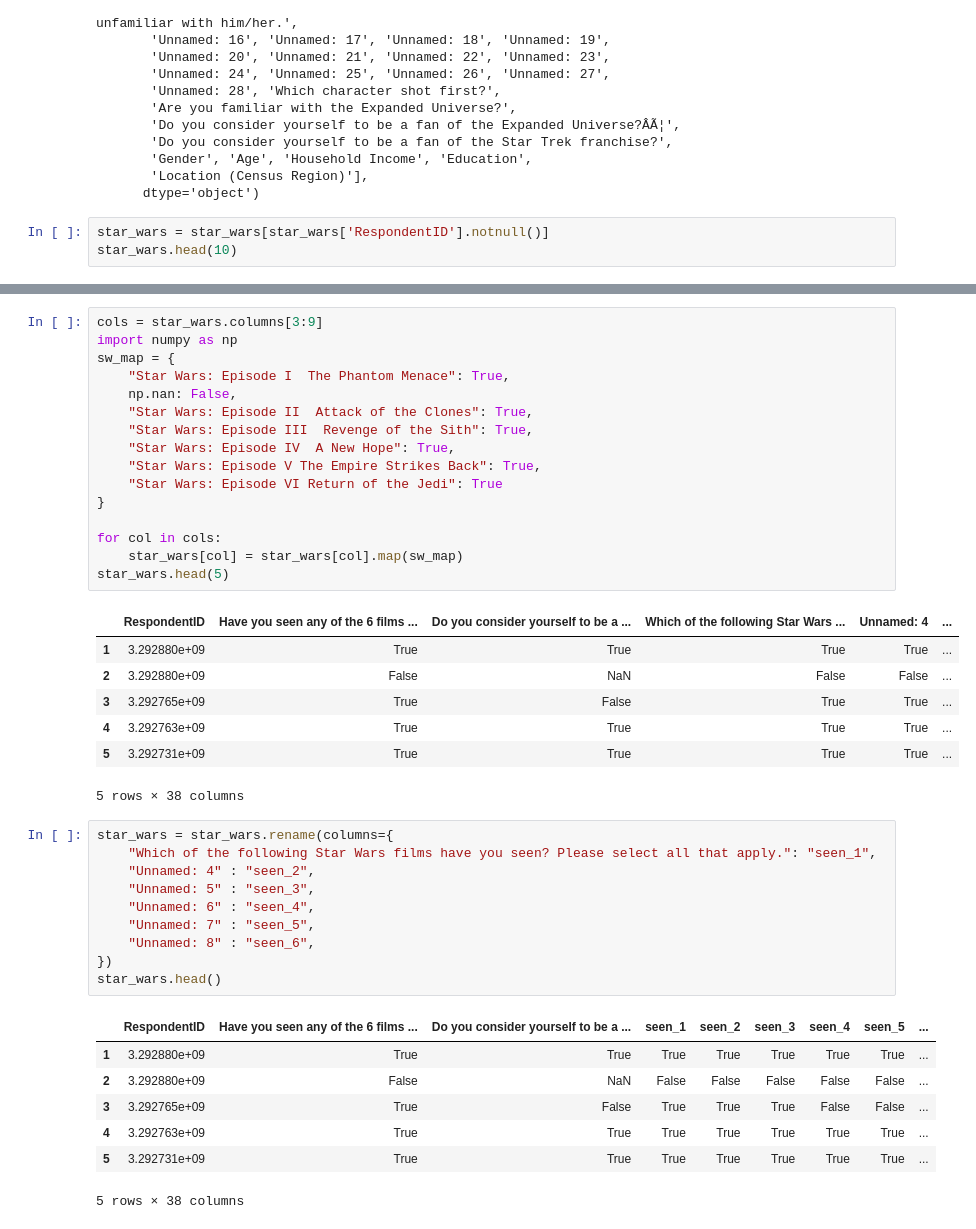
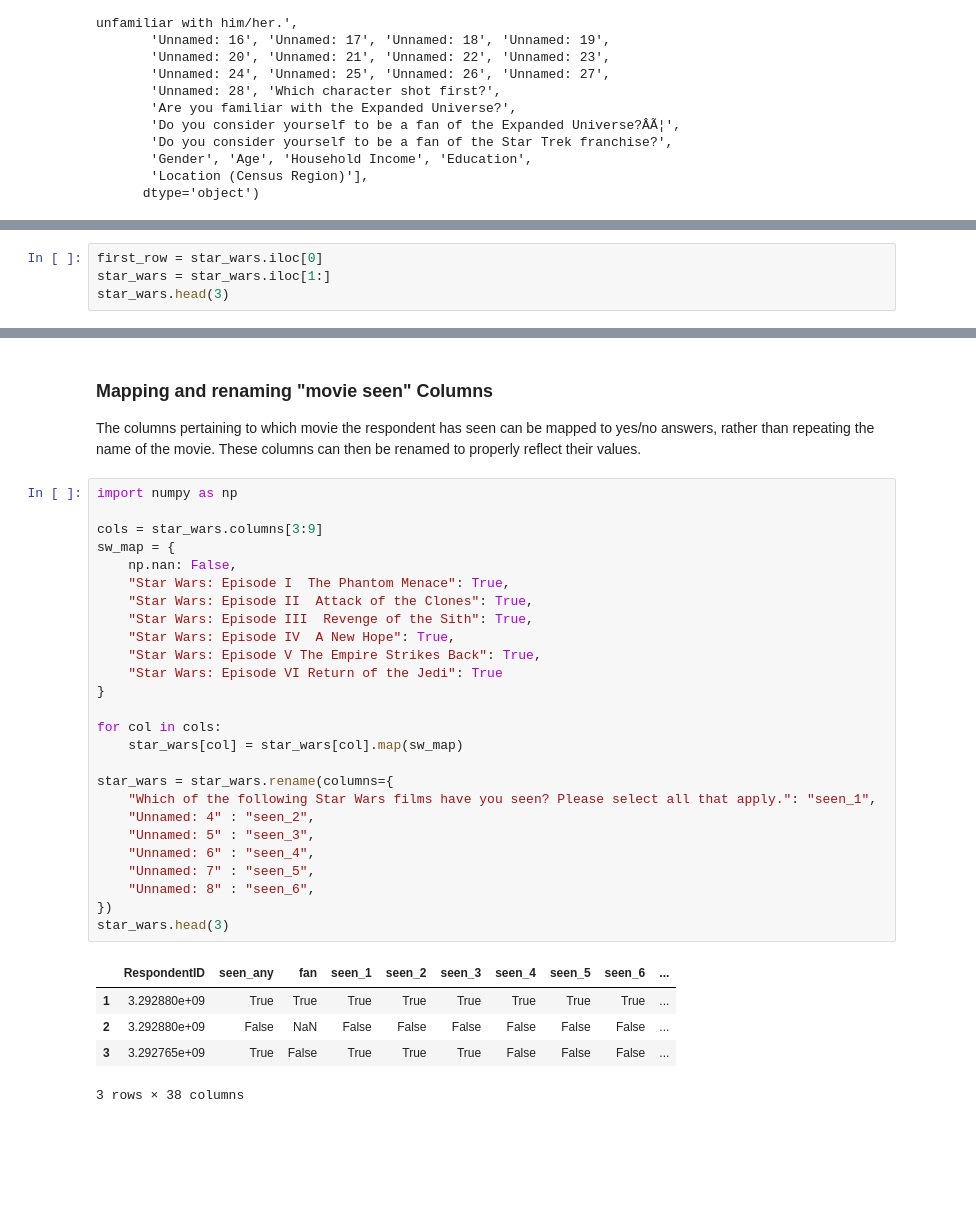
Before and after one commit to ljdcvda/Data-Science-Projects, a Jupyter notebook: star_wars/star_wars.ipynb, the cells around one changed output, grey strips where cells are left out. Cells and saved outputs as stored; diff of their text form; blank space fills up the shorter version.

```diff
--- a/star_wars/star_wars.ipynb
+++ b/star_wars/star_wars.ipynb
@@ -37,6 +34,3 @@ Index(['RespondentID',
        'Gender', 'Age', 'Household Income', 'Education',
        'Location (Census Region)'],
       dtype='object')
-# %%
-star_wars = star_wars[star_wars['RespondentID'].notnull()]
-star_wars.head(10)
@@ -74,0 +42,4 @@ star_wars.head(5)
+# %%
+first_row = star_wars.iloc[0]
+star_wars = star_wars.iloc[1:]
+star_wars.head(3)
@@ -75,42 +88,35 @@ star_wars.head(5)
+# %% [markdown]
+### Mapping and renaming "movie seen" Columns
+The columns pertaining to which movie the respondent has seen can be mapped to yes/no answers, rather than repeating the name of the movie. These columns can then be renamed to properly reflect their values.
 # %%
+import numpy as np
+
 cols = star_wars.columns[3:9]
-import numpy as np
 sw_map = {
+    np.nan: False,
     "Star Wars: Episode I  The Phantom Menace": True,
-    np.nan: False,
     "Star Wars: Episode II  Attack of the Clones": True,
     "Star Wars: Episode III  Revenge of the Sith": True,
     "Star Wars: Episode IV  A New Hope": True,
     "Star Wars: Episode V The Empire Strikes Back": True,
     "Star Wars: Episode VI Return of the Jedi": True
 }
 
 for col in cols:
     star_wars[col] = star_wars[col].map(sw_map)
-star_wars.head(5)
+
+star_wars = star_wars.rename(columns={
+    "Which of the following Star Wars films have you seen? Please select all that apply.": "seen_1",
+    "Unnamed: 4" : "seen_2",
+    "Unnamed: 5" : "seen_3",
+    "Unnamed: 6" : "seen_4",
+    "Unnamed: 7" : "seen_5",
+    "Unnamed: 8" : "seen_6",
+})
+star_wars.head(3)
 # %% [output]
-|  | RespondentID | Have you seen any of the 6 films ... | Do you consider yourself to be a ... | Which of the following Star Wars ... | Unnamed: 4 | ... |
-| 1 | 3.292880e+09 | True | True | True | True | ... |
-| 2 | 3.292880e+09 | False | NaN | False | False | ... |
-| 3 | 3.292765e+09 | True | False | True | True | ... |
-| 4 | 3.292763e+09 | True | True | True | True | ... |
-| 5 | 3.292731e+09 | True | True | True | True | ... |
+|  | RespondentID | seen_any | fan | seen_1 | seen_2 | seen_3 | seen_4 | seen_5 | seen_6 | ... |
+| 1 | 3.292880e+09 | True | True | True | True | True | True | True | True | ... |
+| 2 | 3.292880e+09 | False | NaN | False | False | False | False | False | False | ... |
+| 3 | 3.292765e+09 | True | False | True | True | True | False | False | False | ... |
-5 rows × 38 columns
+3 rows × 38 columns
-# %%
-star_wars = star_wars.rename(columns={
-    "Which of the following Star Wars films have you seen? Please select all that apply.": "seen_1",
-    "Unnamed: 4" : "seen_2",
-    "Unnamed: 5" : "seen_3",
-    "Unnamed: 6" : "seen_4",
-    "Unnamed: 7" : "seen_5",
-    "Unnamed: 8" : "seen_6",
-})
-star_wars.head()
-# %% [output]
-|  | RespondentID | Have you seen any of the 6 films ... | Do you consider yourself to be a ... | seen_1 | seen_2 | seen_3 | seen_4 | seen_5 | ... |
-| 1 | 3.292880e+09 | True | True | True | True | True | True | True | ... |
-| 2 | 3.292880e+09 | False | NaN | False | False | False | False | False | ... |
-| 3 | 3.292765e+09 | True | False | True | True | True | False | False | ... |
-| 4 | 3.292763e+09 | True | True | True | True | True | True | True | ... |
-| 5 | 3.292731e+09 | True | True | True | True | True | True | True | ... |
-5 rows × 38 columns
```
Also changed, not shown: parts of 37 cells of this notebook, 5 other files.
